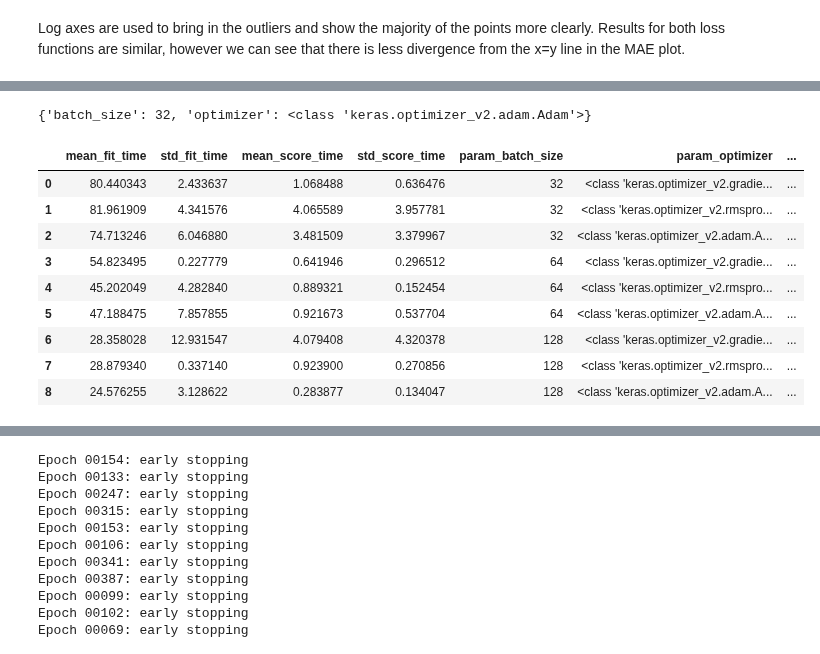
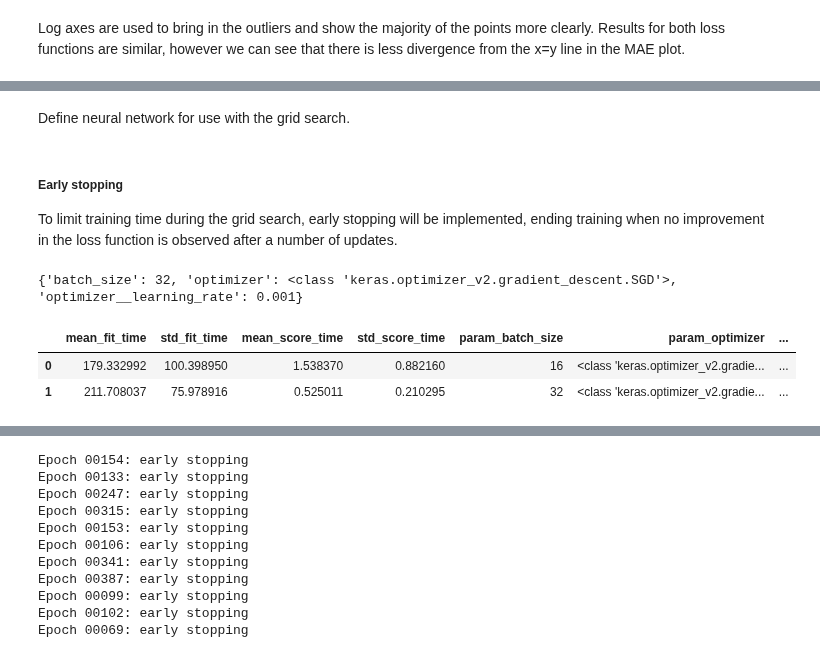
Before and after one commit to StephenTGibson/COMP527-colabNotebooks, a Jupyter notebook: COMP534-AppliedArtificialIntelligence/COMP534-CA2.ipynb, the cells around one changed output, grey strips where cells are left out. Drawn from its saved outputs; the diff is of its cells as text; code cells hidden in the pictures.

```diff
--- a/COMP534-AppliedArtificialIntelligence/COMP534-CA2.ipynb
+++ b/COMP534-AppliedArtificialIntelligence/COMP534-CA2.ipynb
@@ -306,7 +312,22 @@ The MAE achieves a lower error using both error measurements. MSE typically pena
 # %%
+# Define search space
 searchSpace = {
-    'optimizer':[SGD, RMSprop, Adam],
-    'optimizer__learning_rate': [0.001, 0.01, 0.1],
-    'batch_size':[16, 32, 64, 128],
+    'optimizer':[SGD,],# RMSprop, Adam],
+    'optimizer__learning_rate': [0.001,],#0.01, 0.1],
+    'batch_size':[16, 32,],# 64, 128],
 }
+# %% [markdown]
+Define neural network for use with the grid search.
+# %%
+# NN with 2 hidden layers
+def gridSearchModel():
+    # 2 hidden layers, 8 nodes each, relu activation function
+    model = Sequential()
+    model.add(Dense(units=8, input_shape=(18,),  activation='relu'))
+    model.add(Dense(units=8, activation='relu'))
+    model.add(Dense(units=1, activation='linear'))
+    return model
+# %% [markdown]
+##### Early stopping
+To limit training time during the grid search, early stopping will be implemented, ending training when no improvement in the loss function is observed after a number of updates.
 # %%
@@ -338,20 +349,13 @@ search = hyperparameterSearch.fit(X_train, y_train)
 # %%
 # Store best parameters found
-optimumParameters = search.best_params_
+optimumParameters = searchResult.best_params_
 print(optimumParameters)
 # Store all results in new dataframe
-results = pd.DataFrame(search.cv_results_)
-#results
+results = pd.DataFrame(searchResult.cv_results_)
+results
 # %% [output]
-{'batch_size': 32, 'optimizer': <class 'keras.optimizer_v2.adam.Adam'>}
+{'batch_size': 32, 'optimizer': <class 'keras.optimizer_v2.gradient_descent.SGD'>, 'optimizer__learning_rate': 0.001}
 |  | mean_fit_time | std_fit_time | mean_score_time | std_score_time | param_batch_size | param_optimizer | ... |
-| 0 | 80.440343 | 2.433637 | 1.068488 | 0.636476 | 32 | <class 'keras.optimizer_v2.gradie... | ... |
-| 1 | 81.961909 | 4.341576 | 4.065589 | 3.957781 | 32 | <class 'keras.optimizer_v2.rmspro... | ... |
-| 2 | 74.713246 | 6.046880 | 3.481509 | 3.379967 | 32 | <class 'keras.optimizer_v2.adam.A... | ... |
-| 3 | 54.823495 | 0.227779 | 0.641946 | 0.296512 | 64 | <class 'keras.optimizer_v2.gradie... | ... |
-| 4 | 45.202049 | 4.282840 | 0.889321 | 0.152454 | 64 | <class 'keras.optimizer_v2.rmspro... | ... |
-| 5 | 47.188475 | 7.857855 | 0.921673 | 0.537704 | 64 | <class 'keras.optimizer_v2.adam.A... | ... |
-| 6 | 28.358028 | 12.931547 | 4.079408 | 4.320378 | 128 | <class 'keras.optimizer_v2.gradie... | ... |
-| 7 | 28.879340 | 0.337140 | 0.923900 | 0.270856 | 128 | <class 'keras.optimizer_v2.rmspro... | ... |
-| 8 | 24.576255 | 3.128622 | 0.283877 | 0.134047 | 128 | <class 'keras.optimizer_v2.adam.A... | ... |
+| 0 | 179.332992 | 100.398950 | 1.538370 | 0.882160 | 16 | <class 'keras.optimizer_v2.gradie... | ... |
+| 1 | 211.708037 | 75.978916 | 0.525011 | 0.210295 | 32 | <class 'keras.optimizer_v2.gradie... | ... |
 # %%
```
Also changed, not shown: parts of 11 cells of this notebook.
